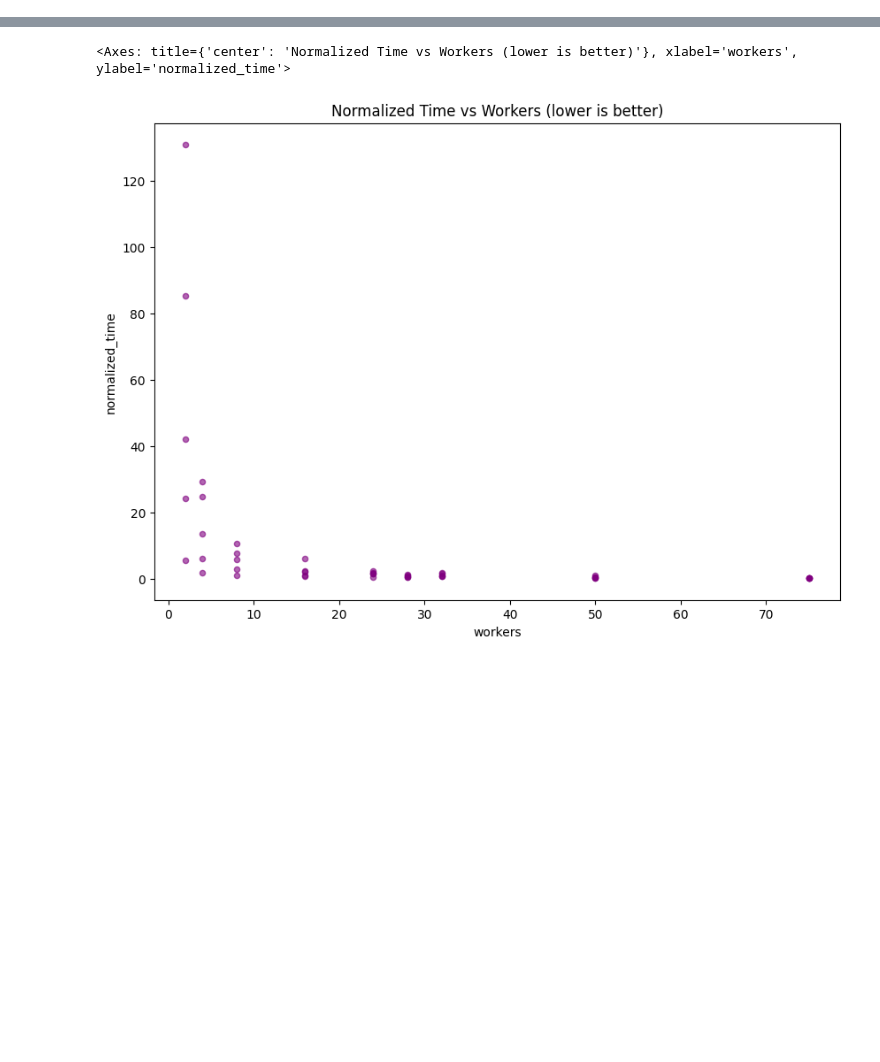
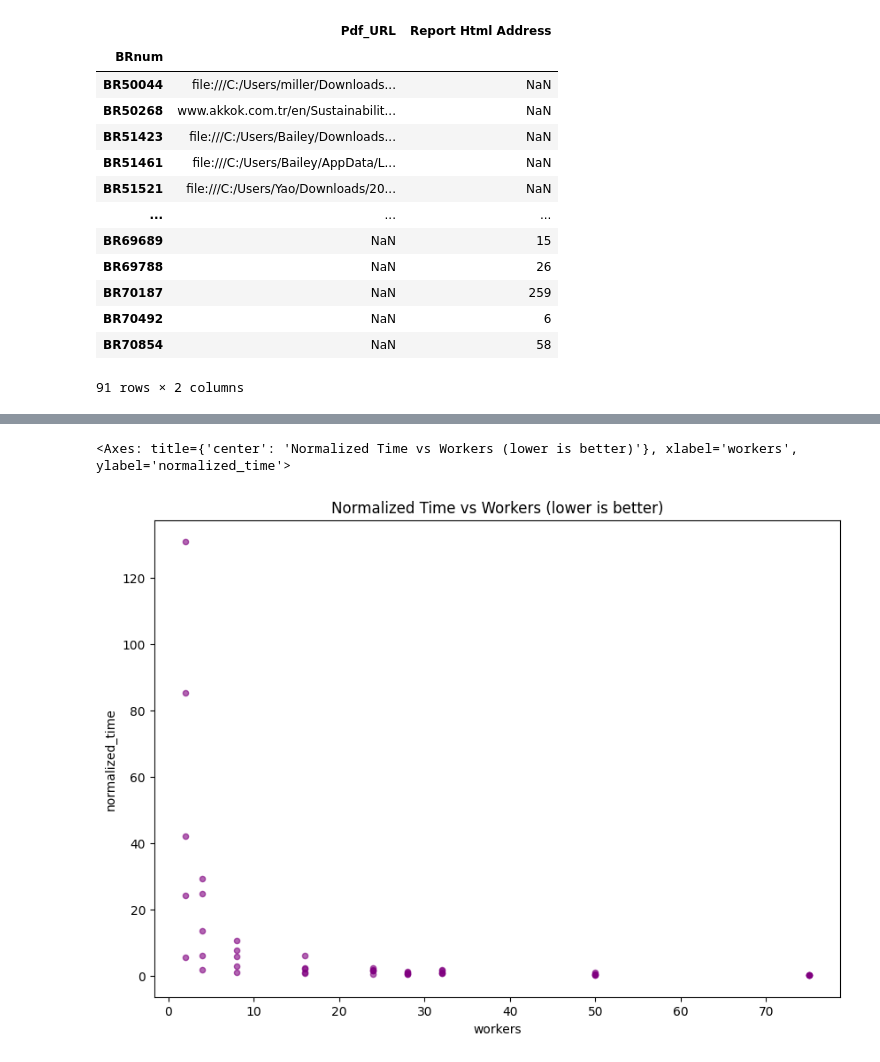
Before and after one commit to SirBobbert/pdf-downloader-multithreading, a Jupyter notebook: exploration.ipynb, the cells around one changed output, grey strips where cells are left out. Cells and saved outputs as stored; diff of their text form; code cells hidden in the pictures; blank space fills up the shorter version.

```diff
--- a/exploration.ipynb
+++ b/exploration.ipynb
@@ -9,0 +7,36 @@ This warnings indicates broken support for the dtype!
+# %%
+df_excel = pd.read_excel(
+        download_files.data_config.data_file,
+        sheet_name=download_files.data_config.sheet_name,
+        index_col=download_files.data_config.id_column,
+    )
+# %%
+
+
+filtered_df = download_files.filter_data(df_excel, download_files.data_config)
+
+invalid_mask = filtered_df[
+    [download_files.data_config.pdf_url_column,
+     download_files.data_config.secondary_pdf_url_column]
+].apply(lambda row: not (
+    (str(row[download_files.data_config.pdf_url_column]).startswith("http")) or
+    (str(row[download_files.data_config.secondary_pdf_url_column]).startswith("http"))
+), axis=1)
+
+invalid_rows = filtered_df[invalid_mask]
+invalid_rows[[download_files.data_config.pdf_url_column, download_files.data_config.secondary_pdf_url_column]]
+# %% [output]
+|  | Pdf_URL | Report Html Address |
+| BRnum |  |  |
+| BR50044 | file:///C:/Users/miller/Downloads... | NaN |
+| BR50268 | www.akkok.com.tr/en/Sustainabilit... | NaN |
+| BR51423 | file:///C:/Users/Bailey/Downloads... | NaN |
+| BR51461 | file:///C:/Users/Bailey/AppData/L... | NaN |
+| BR51521 | file:///C:/Users/Yao/Downloads/20... | NaN |
+| ... | ... | ... |
+| BR69689 | NaN | 15 |
+| BR69788 | NaN | 26 |
+| BR70187 | NaN | 259 |
+| BR70492 | NaN | 6 |
+| BR70854 | NaN | 58 |
+91 rows × 2 columns
```
Also changed, not shown: parts of 11 cells of this notebook, 3 other files.
